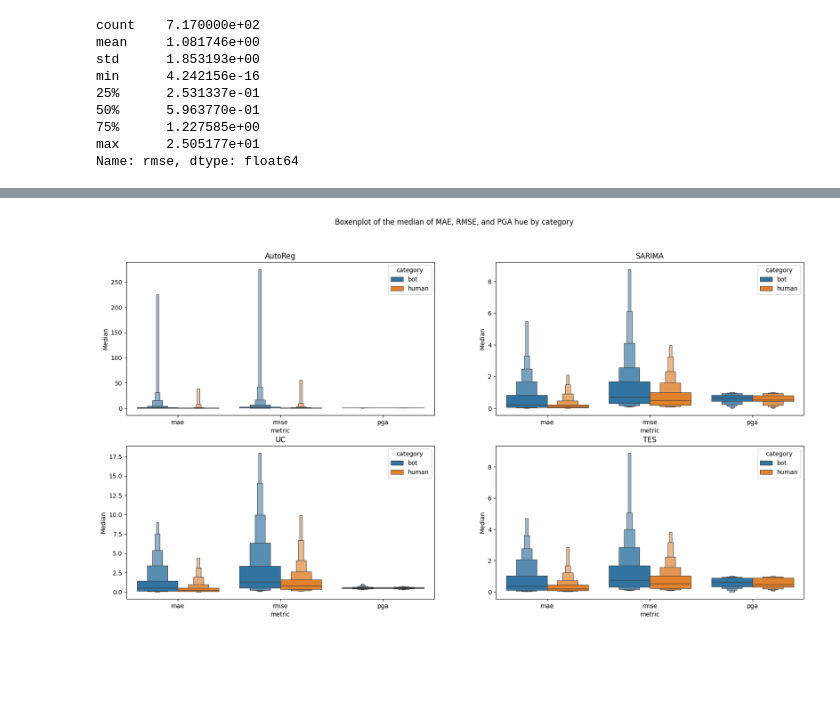
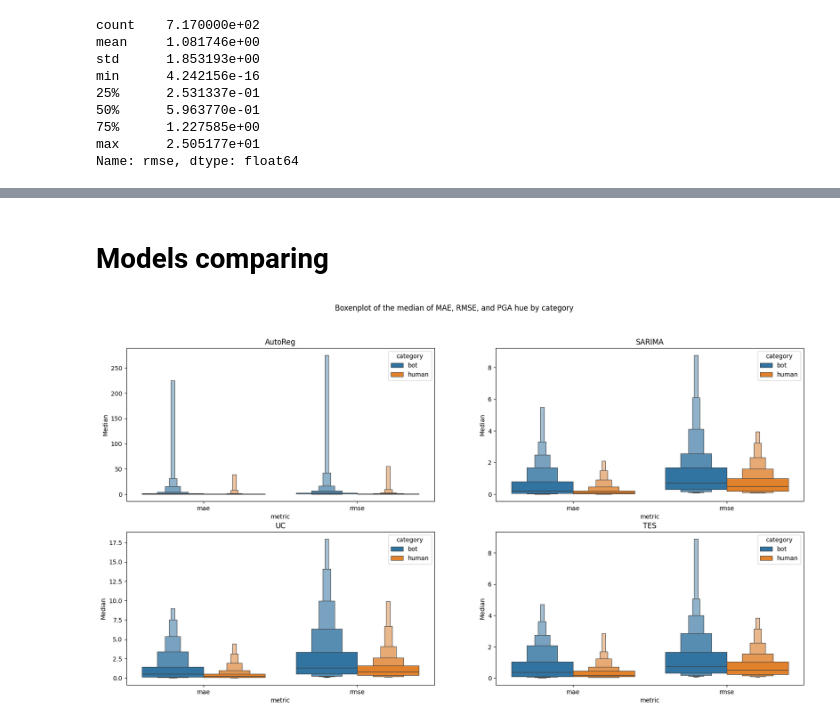
Before and after one commit to uhourri/GH-Bots-API, a Jupyter notebook: code/Models comparing using time sequences.ipynb, the cells around one changed output, grey strips where cells are left out. Saved outputs shown, nothing was run; the diff lists cells and outputs as text; code cells hidden in the pictures; blank space fills up the shorter version.

Commit message:
models performances comparing 2 ..

```diff
--- a/code/Models comparing using time sequences.ipynb
+++ b/code/Models comparing using time sequences.ipynb
@@ -812,9 +806,11 @@ sns.boxenplot(x='variable', y='value', hue='category', data=pd.melt(tes_results.
+# %% [markdown]
+# Models comparing
 # %%
 # create dataframes with the given data
-data1 = ar_results[['category', 'mae', 'rmse', 'pga']]
-data2 = sarima_results[['category', 'mae', 'rmse', 'pga']]
-data3 = uc_results[['category', 'mae', 'rmse', 'pga']]
-data4 = tes_results[['category', 'mae', 'rmse', 'pga']]
+data1 = ar_results[['category', 'mae', 'rmse']]
+data2 = sarima_results[['category', 'mae', 'rmse']]
+data3 = uc_results[['category', 'mae', 'rmse']]
+data4 = tes_results[['category', 'mae', 'rmse']]
 
 # melt the dataframes
 melted_data1 = pd.melt(data1, id_vars=['category'], var_name='metric', value_name='value')
@@ -822,31 +818,31 @@ melted_data2 = pd.melt(data2, id_vars=['category'], var_name='metric', value_nam
 melted_data3 = pd.melt(data3, id_vars=['category'], var_name='metric', value_name='value')
 melted_data4 = pd.melt(data4, id_vars=['category'], var_name='metric', value_name='value')
 
 # create subplots
 fig, axs = plt.subplots(nrows=2, ncols=2, figsize=(20, 10))
 
 # plot the boxenplots
 sns.boxenplot(ax=axs[0, 0], x='metric', y='value', hue='category', data=melted_data1, showfliers=False)
 sns.boxenplot(ax=axs[0, 1], x='metric', y='value', hue='category', data=melted_data2, showfliers=False)
 sns.boxenplot(ax=axs[1, 0], x='metric', y='value', hue='category', data=melted_data3, showfliers=False)
 sns.boxenplot(ax=axs[1, 1], x='metric', y='value', hue='category', data=melted_data4, showfliers=False)
 
 # set the titles
 axs[0, 0].set_title('AutoReg')
 axs[0, 1].set_title('SARIMA')
 axs[1, 0].set_title('UC')
 axs[1, 1].set_title('TES')
 
 # set the y-label
 axs[0, 0].set_ylabel('Median')
 axs[0, 1].set_ylabel('Median')
 axs[1, 0].set_ylabel('Median')
 axs[1, 1].set_ylabel('Median')
 
 # set the plot title
 plt.suptitle('Boxenplot of the median of MAE, RMSE, and PGA hue by category')
 
 # show the plot
 plt.show()
 # %% [output]
-[figure, old version]
+[figure, new version]
```
Also changed, not shown: parts of 2 cells of this notebook.
